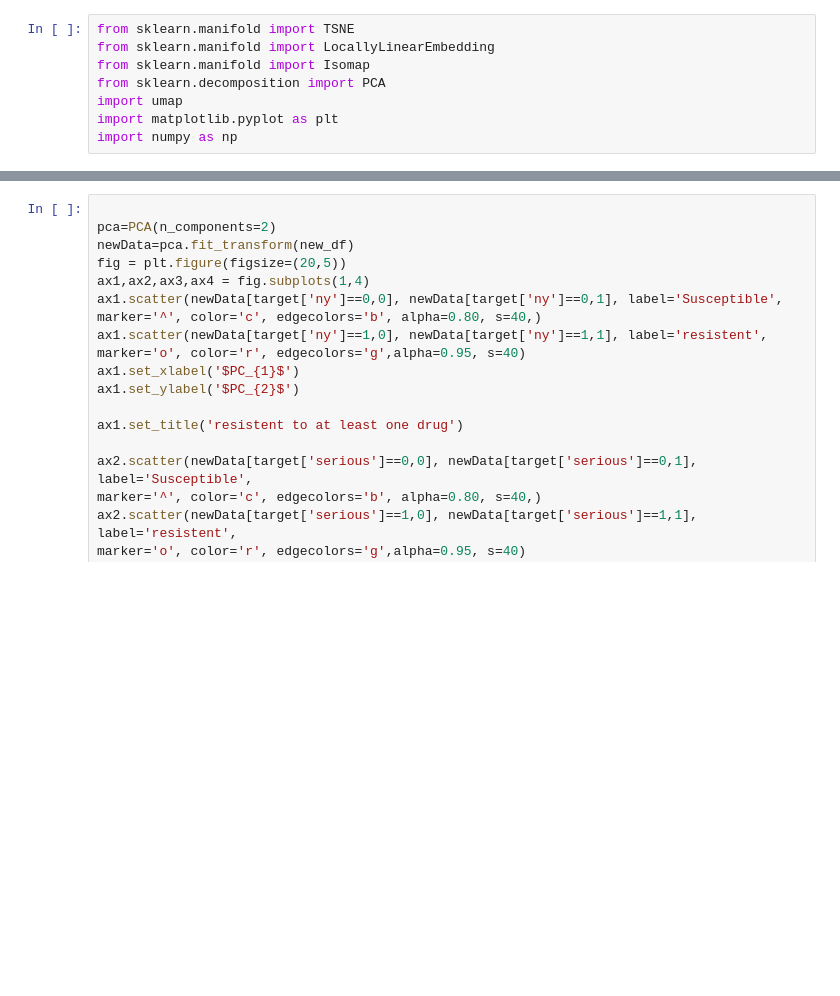
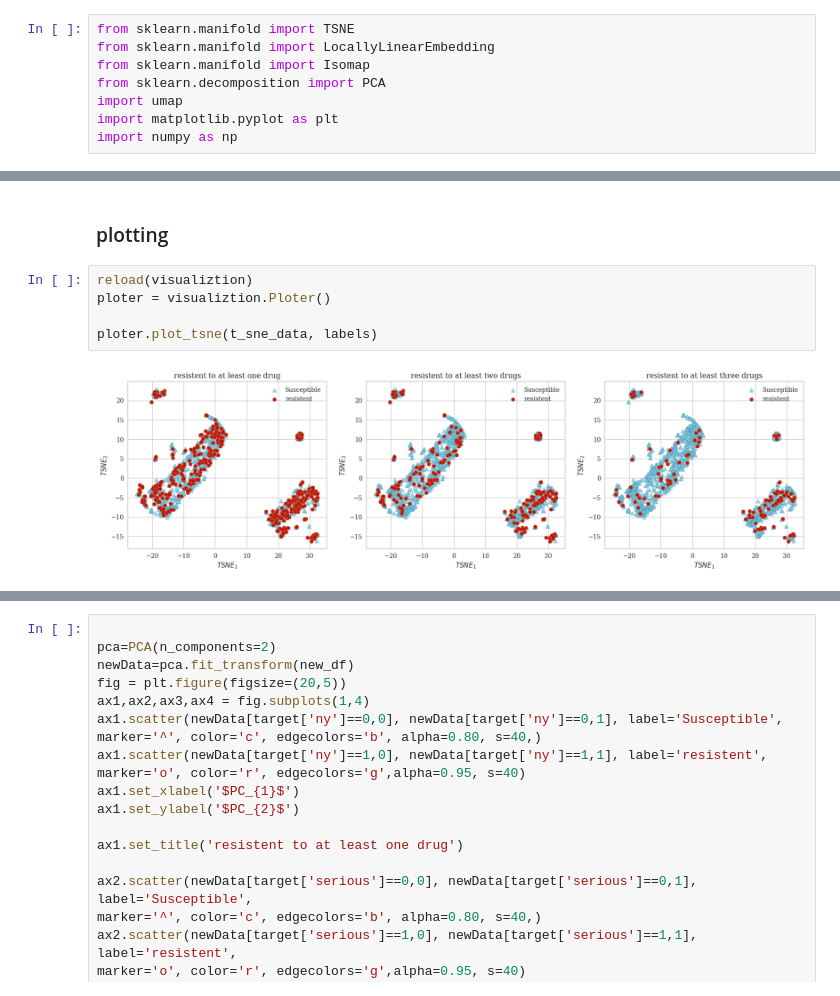
Before and after one commit to BigMasonFang/tb-project, a Jupyter notebook: 0720.ipynb, the cells around one changed output, grey strips where cells are left out. Saved outputs shown, nothing was run; the diff lists cells and outputs as text; blank space fills up the shorter version.

```diff
--- a/0720.ipynb
+++ b/0720.ipynb
@@ -78,0 +99,9 @@ newData=pca.fit_transform(new_df)
+# %% [markdown]
+### plotting
+# %%
+reload(visualiztion)
+ploter = visualiztion.Ploter()
+
+ploter.plot_tsne(t_sne_data, labels)
+# %% [output]
+[figure, added]
```
Also changed, not shown: parts of 22 cells of this notebook, 6 other files.
